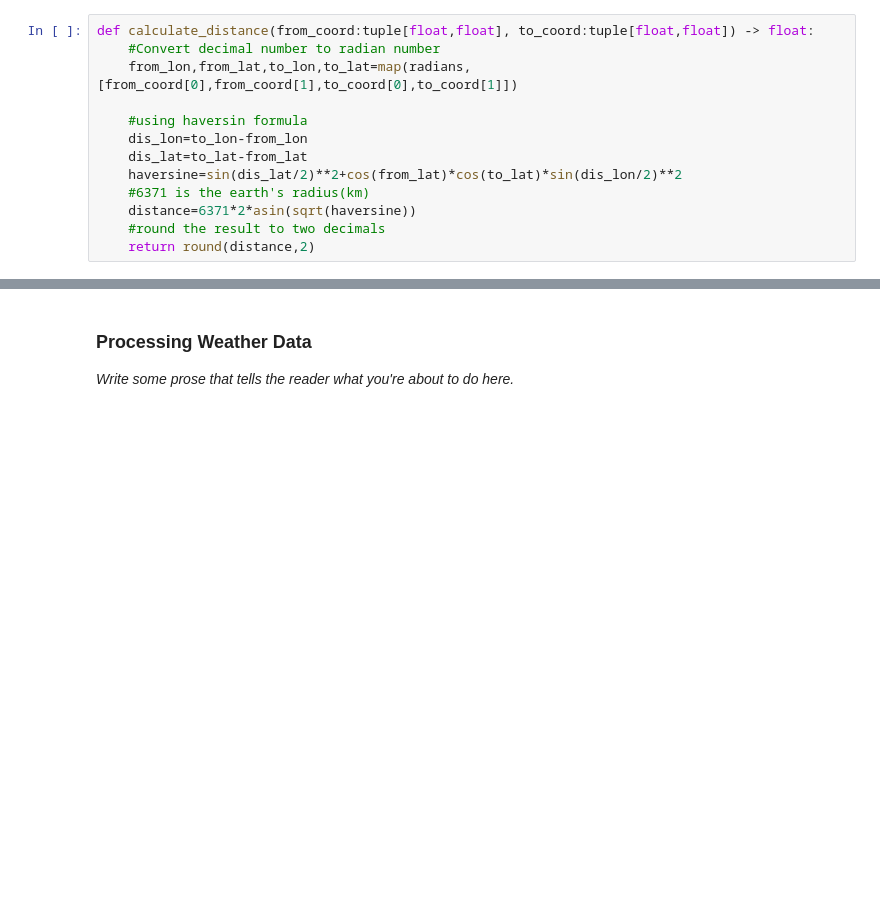
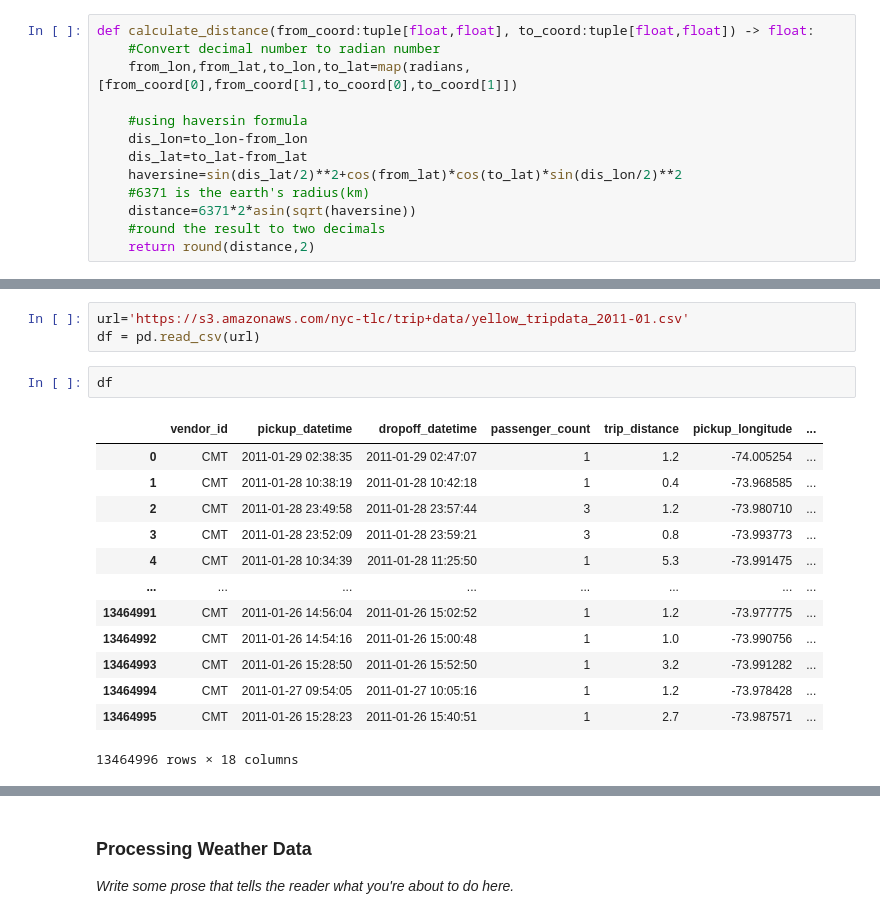
Before and after one commit to MissHela/PYFinalProject, a Jupyter notebook: Final_Project.ipynb, the cells around one changed output, grey strips where cells are left out. Saved outputs shown, nothing was run; the diff lists cells and outputs as text; blank space fills up the shorter version.

```diff
--- a/Final_Project.ipynb
+++ b/Final_Project.ipynb
@@ -219,0 +272,19 @@ def get_uber_data():
+# %%
+url='https://s3.amazonaws.com/nyc-tlc/trip+data/yellow_tripdata_2011-01.csv'
+df = pd.read_csv(url)
+# %%
+df
+# %% [output]
+|  | vendor_id | pickup_datetime | dropoff_datetime | passenger_count | trip_distance | pickup_longitude | ... |
+| 0 | CMT | 2011-01-29 02:38:35 | 2011-01-29 02:47:07 | 1 | 1.2 | -74.005254 | ... |
+| 1 | CMT | 2011-01-28 10:38:19 | 2011-01-28 10:42:18 | 1 | 0.4 | -73.968585 | ... |
+| 2 | CMT | 2011-01-28 23:49:58 | 2011-01-28 23:57:44 | 3 | 1.2 | -73.980710 | ... |
+| 3 | CMT | 2011-01-28 23:52:09 | 2011-01-28 23:59:21 | 3 | 0.8 | -73.993773 | ... |
+| 4 | CMT | 2011-01-28 10:34:39 | 2011-01-28 11:25:50 | 1 | 5.3 | -73.991475 | ... |
+| ... | ... | ... | ... | ... | ... | ... | ... |
+| 13464991 | CMT | 2011-01-26 14:56:04 | 2011-01-26 15:02:52 | 1 | 1.2 | -73.977775 | ... |
+| 13464992 | CMT | 2011-01-26 14:54:16 | 2011-01-26 15:00:48 | 1 | 1.0 | -73.990756 | ... |
+| 13464993 | CMT | 2011-01-26 15:28:50 | 2011-01-26 15:52:50 | 1 | 3.2 | -73.991282 | ... |
+| 13464994 | CMT | 2011-01-27 09:54:05 | 2011-01-27 10:05:16 | 1 | 1.2 | -73.978428 | ... |
+| 13464995 | CMT | 2011-01-26 15:28:23 | 2011-01-26 15:40:51 | 1 | 2.7 | -73.987571 | ... |
+13464996 rows × 18 columns
```
Also changed, not shown: parts of 17 cells of this notebook.
